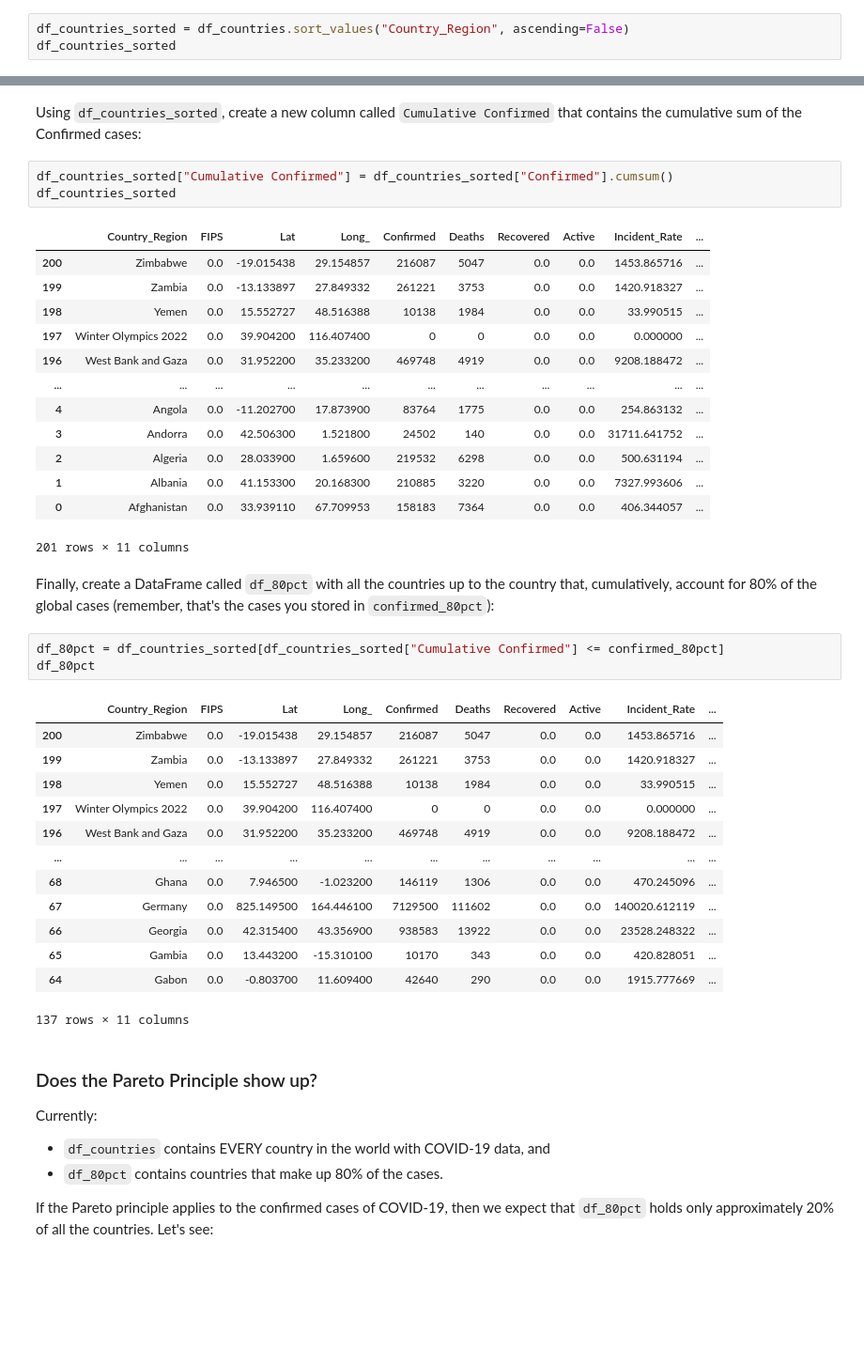
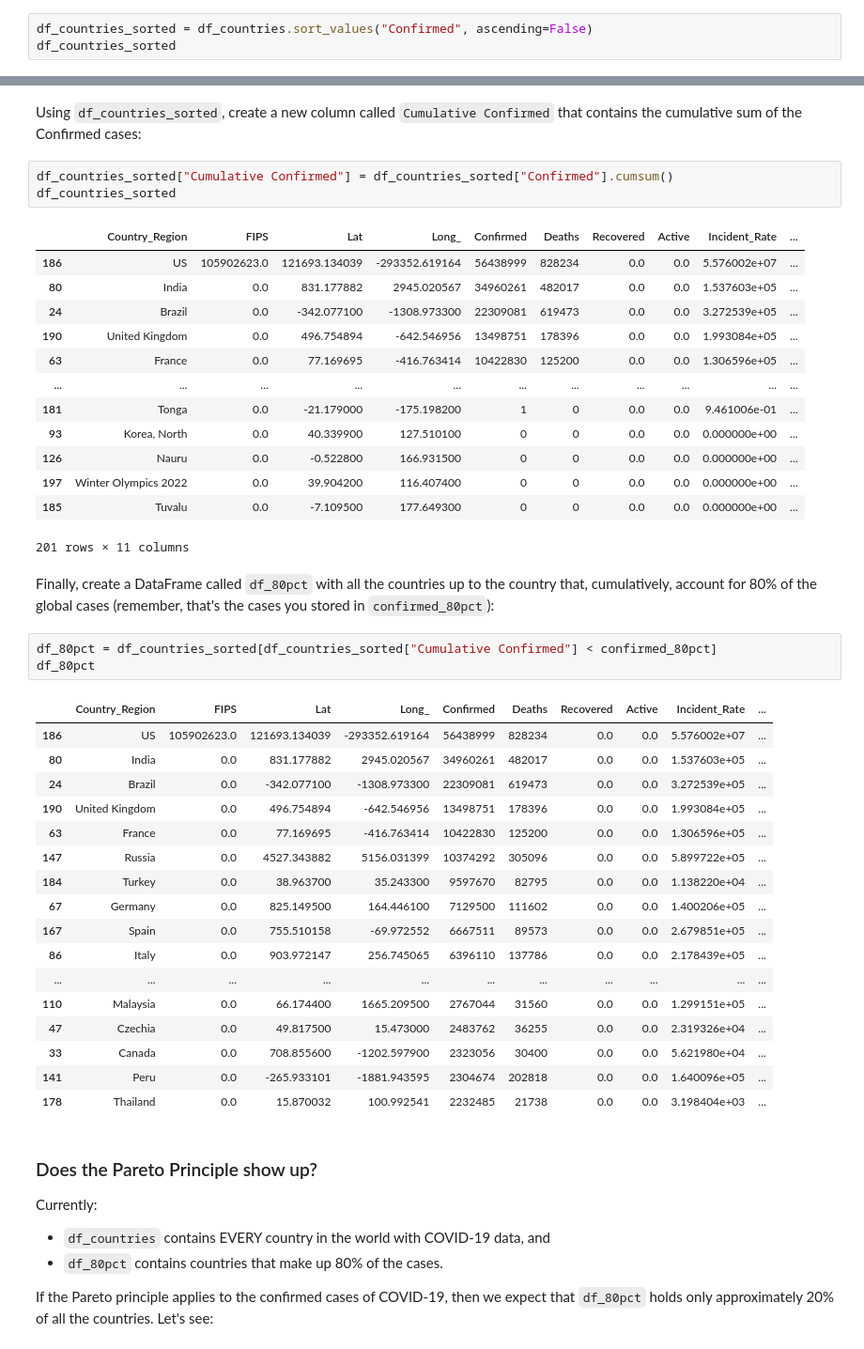
Before and after one commit to sushiselite/MicroProjects_Stat107, a Jupyter notebook: microproject-covid-data-from-github/microproject-covid-data-from-github.ipynb, the cells around one changed output, grey strips where cells are left out. Shown at 94% size. Cells and saved outputs as stored; diff of their text form; blank space fills up the shorter version.

```diff
--- a/microproject-covid-data-from-github/microproject-covid-data-from-github.ipynb
+++ b/microproject-covid-data-from-github/microproject-covid-data-from-github.ipynb
@@ -189,7 +189,7 @@ Read the DISCOVERY guide to learn the syntax on "What is the Cumulative Sum of a
 
 Before finding the cumulative sum, we need to have a sorted DataFrame of all countries in descending order.  Use `df_countries` to create a DataFrame sorted by confirmed cases in the variable `df_countries_sorted`:
 # %%
-df_countries_sorted = df_countries.sort_values("Country_Region", ascending=False)
+df_countries_sorted = df_countries.sort_values("Confirmed", ascending=False)
 df_countries_sorted
 # %% [output]
 |  | Country_Region | FIPS | Lat | Long_ | Confirmed | Deaths | Recovered | Active | Incident_Rate | ... |
@@ -212,37 +212,41 @@ df_countries_sorted["Cumulative Confirmed"] = df_countries_sorted["Confirmed"].c
 df_countries_sorted
 # %% [output]
 |  | Country_Region | FIPS | Lat | Long_ | Confirmed | Deaths | Recovered | Active | Incident_Rate | ... |
-| 200 | Zimbabwe | 0.0 | -19.015438 | 29.154857 | 216087 | 5047 | 0.0 | 0.0 | 1453.865716 | ... |
-| 199 | Zambia | 0.0 | -13.133897 | 27.849332 | 261221 | 3753 | 0.0 | 0.0 | 1420.918327 | ... |
-| 198 | Yemen | 0.0 | 15.552727 | 48.516388 | 10138 | 1984 | 0.0 | 0.0 | 33.990515 | ... |
-| 197 | Winter Olympics 2022 | 0.0 | 39.904200 | 116.407400 | 0 | 0 | 0.0 | 0.0 | 0.000000 | ... |
-| 196 | West Bank and Gaza | 0.0 | 31.952200 | 35.233200 | 469748 | 4919 | 0.0 | 0.0 | 9208.188472 | ... |
+| 186 | US | 105902623.0 | 121693.134039 | -293352.619164 | 56438999 | 828234 | 0.0 | 0.0 | 5.576002e+07 | ... |
+| 80 | India | 0.0 | 831.177882 | 2945.020567 | 34960261 | 482017 | 0.0 | 0.0 | 1.537603e+05 | ... |
+| 24 | Brazil | 0.0 | -342.077100 | -1308.973300 | 22309081 | 619473 | 0.0 | 0.0 | 3.272539e+05 | ... |
+| 190 | United Kingdom | 0.0 | 496.754894 | -642.546956 | 13498751 | 178396 | 0.0 | 0.0 | 1.993084e+05 | ... |
+| 63 | France | 0.0 | 77.169695 | -416.763414 | 10422830 | 125200 | 0.0 | 0.0 | 1.306596e+05 | ... |
 | ... | ... | ... | ... | ... | ... | ... | ... | ... | ... | ... |
-| 4 | Angola | 0.0 | -11.202700 | 17.873900 | 83764 | 1775 | 0.0 | 0.0 | 254.863132 | ... |
-| 3 | Andorra | 0.0 | 42.506300 | 1.521800 | 24502 | 140 | 0.0 | 0.0 | 31711.641752 | ... |
-| 2 | Algeria | 0.0 | 28.033900 | 1.659600 | 219532 | 6298 | 0.0 | 0.0 | 500.631194 | ... |
-| 1 | Albania | 0.0 | 41.153300 | 20.168300 | 210885 | 3220 | 0.0 | 0.0 | 7327.993606 | ... |
-| 0 | Afghanistan | 0.0 | 33.939110 | 67.709953 | 158183 | 7364 | 0.0 | 0.0 | 406.344057 | ... |
+| 181 | Tonga | 0.0 | -21.179000 | -175.198200 | 1 | 0 | 0.0 | 0.0 | 9.461006e-01 | ... |
+| 93 | Korea, North | 0.0 | 40.339900 | 127.510100 | 0 | 0 | 0.0 | 0.0 | 0.000000e+00 | ... |
+| 126 | Nauru | 0.0 | -0.522800 | 166.931500 | 0 | 0 | 0.0 | 0.0 | 0.000000e+00 | ... |
+| 197 | Winter Olympics 2022 | 0.0 | 39.904200 | 116.407400 | 0 | 0 | 0.0 | 0.0 | 0.000000e+00 | ... |
+| 185 | Tuvalu | 0.0 | -7.109500 | 177.649300 | 0 | 0 | 0.0 | 0.0 | 0.000000e+00 | ... |
 201 rows × 11 columns
 # %% [markdown]
 Finally, create a DataFrame called `df_80pct` with all the countries up to the country that, cumulatively, account for 80% of the global cases (remember, that's the cases you stored in `confirmed_80pct`):
 # %%
-df_80pct = df_countries_sorted[df_countries_sorted["Cumulative Confirmed"] <= confirmed_80pct]
+df_80pct = df_countries_sorted[df_countries_sorted["Cumulative Confirmed"] < confirmed_80pct]
 df_80pct
 # %% [output]
 |  | Country_Region | FIPS | Lat | Long_ | Confirmed | Deaths | Recovered | Active | Incident_Rate | ... |
-| 200 | Zimbabwe | 0.0 | -19.015438 | 29.154857 | 216087 | 5047 | 0.0 | 0.0 | 1453.865716 | ... |
-| 199 | Zambia | 0.0 | -13.133897 | 27.849332 | 261221 | 3753 | 0.0 | 0.0 | 1420.918327 | ... |
-| 198 | Yemen | 0.0 | 15.552727 | 48.516388 | 10138 | 1984 | 0.0 | 0.0 | 33.990515 | ... |
-| 197 | Winter Olympics 2022 | 0.0 | 39.904200 | 116.407400 | 0 | 0 | 0.0 | 0.0 | 0.000000 | ... |
-| 196 | West Bank and Gaza | 0.0 | 31.952200 | 35.233200 | 469748 | 4919 | 0.0 | 0.0 | 9208.188472 | ... |
+| 186 | US | 105902623.0 | 121693.134039 | -293352.619164 | 56438999 | 828234 | 0.0 | 0.0 | 5.576002e+07 | ... |
+| 80 | India | 0.0 | 831.177882 | 2945.020567 | 34960261 | 482017 | 0.0 | 0.0 | 1.537603e+05 | ... |
+| 24 | Brazil | 0.0 | -342.077100 | -1308.973300 | 22309081 | 619473 | 0.0 | 0.0 | 3.272539e+05 | ... |
+| 190 | United Kingdom | 0.0 | 496.754894 | -642.546956 | 13498751 | 178396 | 0.0 | 0.0 | 1.993084e+05 | ... |
+| 63 | France | 0.0 | 77.169695 | -416.763414 | 10422830 | 125200 | 0.0 | 0.0 | 1.306596e+05 | ... |
+| 147 | Russia | 0.0 | 4527.343882 | 5156.031399 | 10374292 | 305096 | 0.0 | 0.0 | 5.899722e+05 | ... |
+| 184 | Turkey | 0.0 | 38.963700 | 35.243300 | 9597670 | 82795 | 0.0 | 0.0 | 1.138220e+04 | ... |
+| 67 | Germany | 0.0 | 825.149500 | 164.446100 | 7129500 | 111602 | 0.0 | 0.0 | 1.400206e+05 | ... |
+| 167 | Spain | 0.0 | 755.510158 | -69.972552 | 6667511 | 89573 | 0.0 | 0.0 | 2.679851e+05 | ... |
+| 86 | Italy | 0.0 | 903.972147 | 256.745065 | 6396110 | 137786 | 0.0 | 0.0 | 2.178439e+05 | ... |
 | ... | ... | ... | ... | ... | ... | ... | ... | ... | ... | ... |
-| 68 | Ghana | 0.0 | 7.946500 | -1.023200 | 146119 | 1306 | 0.0 | 0.0 | 470.245096 | ... |
-| 67 | Germany | 0.0 | 825.149500 | 164.446100 | 7129500 | 111602 | 0.0 | 0.0 | 140020.612119 | ... |
-| 66 | Georgia | 0.0 | 42.315400 | 43.356900 | 938583 | 13922 | 0.0 | 0.0 | 23528.248322 | ... |
-| 65 | Gambia | 0.0 | 13.443200 | -15.310100 | 10170 | 343 | 0.0 | 0.0 | 420.828051 | ... |
-| 64 | Gabon | 0.0 | -0.803700 | 11.609400 | 42640 | 290 | 0.0 | 0.0 | 1915.777669 | ... |
+| 110 | Malaysia | 0.0 | 66.174400 | 1665.209500 | 2767044 | 31560 | 0.0 | 0.0 | 1.299151e+05 | ... |
+| 47 | Czechia | 0.0 | 49.817500 | 15.473000 | 2483762 | 36255 | 0.0 | 0.0 | 2.319326e+04 | ... |
+| 33 | Canada | 0.0 | 708.855600 | -1202.597900 | 2323056 | 30400 | 0.0 | 0.0 | 5.621980e+04 | ... |
+| 141 | Peru | 0.0 | -265.933101 | -1881.943595 | 2304674 | 202818 | 0.0 | 0.0 | 1.640096e+05 | ... |
+| 178 | Thailand | 0.0 | 15.870032 | 100.992541 | 2232485 | 21738 | 0.0 | 0.0 | 3.198404e+03 | ... |
-137 rows × 11 columns
 # %% [markdown]
 ### Does the Pareto Principle show up?
 
```
Also changed, not shown: parts of 6 cells of this notebook.
